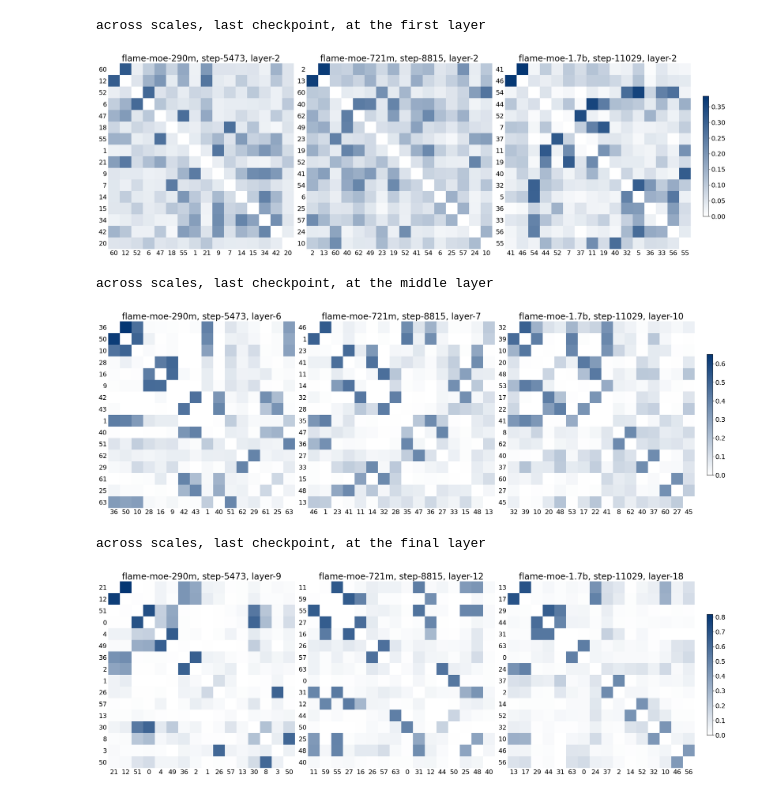
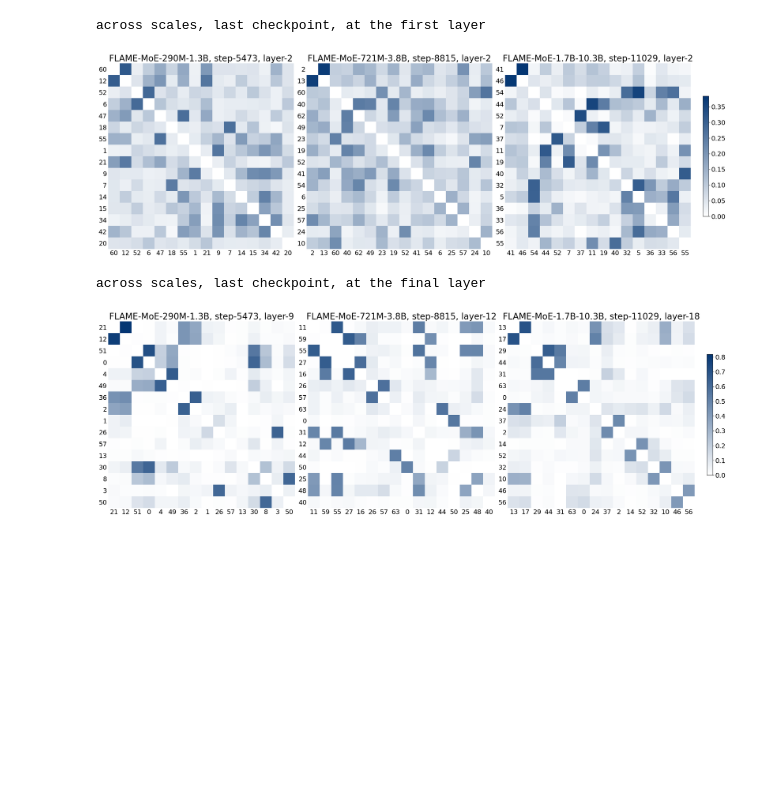
Before and after one commit to cmu-flame/FLAME-MoE, a Jupyter notebook: scripts/empirical_analysis/expert_coactivation.ipynb, the cells around one changed output. Cells and saved outputs as stored; diff of their text form; code cells hidden in the pictures; blank space fills up the shorter version.

Commit message:
revise the plotting script

```diff
--- a/scripts/empirical_analysis/expert_coactivation.ipynb
+++ b/scripts/empirical_analysis/expert_coactivation.ipynb
@@ -41,6 +41,10 @@ def plot(glob: List[Path], nrows: int, ncols: int, k: int = 16):
         ax.tick_params(axis='both', which='both', length=0)
         for spine in ax.spines.values(): spine.set_visible(False)
         scale, step, layer = file.parts[-3:]
+        scale = scale.replace("flame-moe", "FLAME-MoE")
+        scale = scale.replace("1.7b", "1.7B-10.3B")
+        scale = scale.replace("721m", "721M-3.8B")
+        scale = scale.replace("290m", "290M-1.3B")
         step, layer = int(step), int(layer.removesuffix(".pkl"))
         ax.set_title(f"{scale}, step-{step}, layer-{layer}", fontsize=24)
 
@@ -51,19 +55,13 @@ def plot(glob: List[Path], nrows: int, ncols: int, k: int = 16):
 # %%
 print("across scales, last checkpoint, at the first layer")
 glob = [*base.glob("*290m/5473/2.pkl"), *base.glob("*721m/8815/2.pkl"), *base.glob("*1.7b/11029/2.pkl")]
 plot(glob, 1, 3)
 
-print("across scales, last checkpoint, at the middle layer")
-glob = [*base.glob("*290m/5473/6.pkl"), *base.glob("*721m/8815/7.pkl"), *base.glob("*1.7b/11029/10.pkl")]
-plot(glob, 1, 3)
-
 print("across scales, last checkpoint, at the final layer")
 glob = [*base.glob("*290m/5473/9.pkl"), *base.glob("*721m/8815/12.pkl"), *base.glob("*1.7b/11029/18.pkl")]
 plot(glob, 1, 3)
 # %% [output]
 across scales, last checkpoint, at the first layer
-[figure, old version]
+[figure, new version]
-across scales, last checkpoint, at the middle layer
+across scales, last checkpoint, at the final layer
-[figure, old version]
+[figure, new version]
-across scales, last checkpoint, at the final layer
-[figure, removed]
```
Also changed, not shown: 2 other files.
